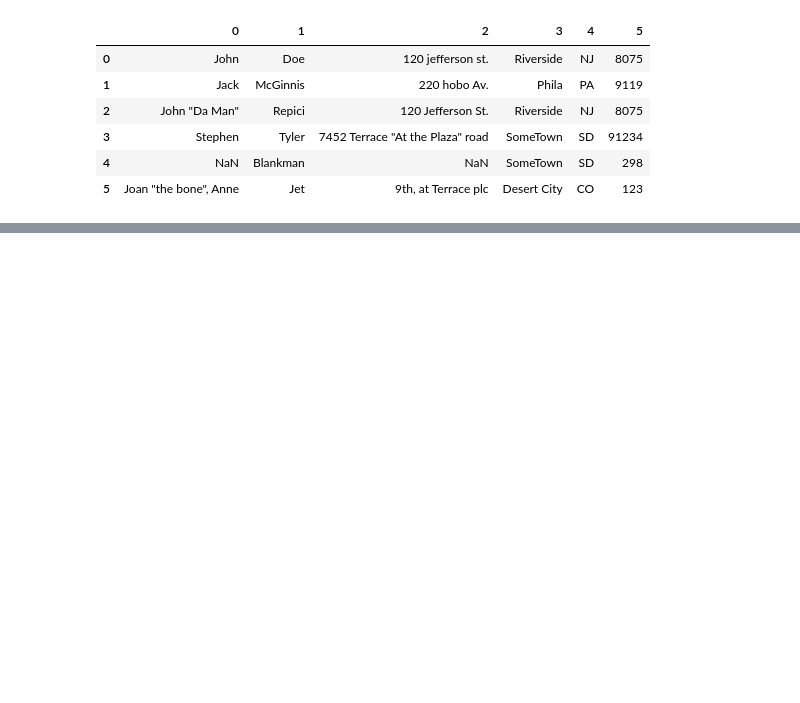
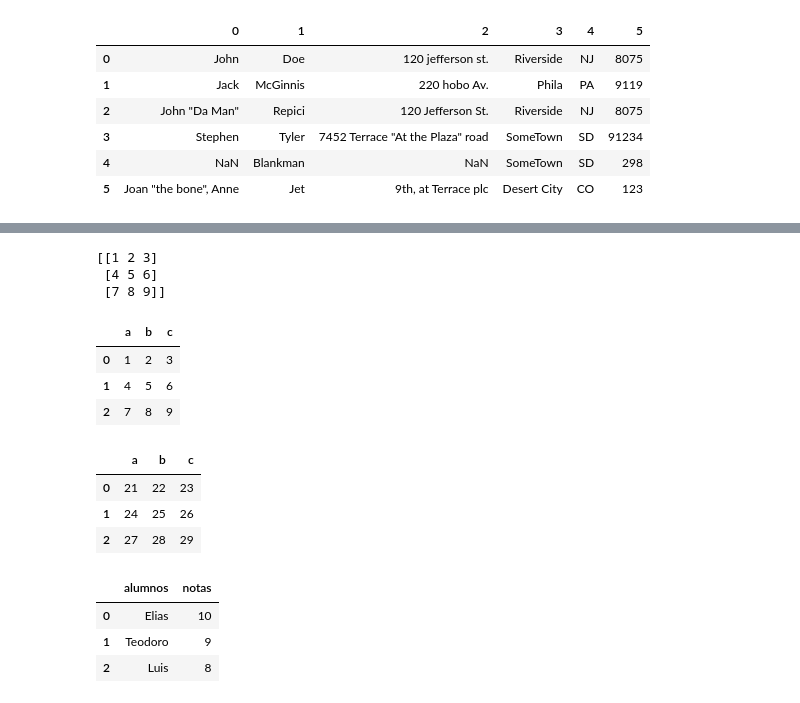
Before and after one commit to LuisBarrionuevodev/Coding-Challenges, a Jupyter notebook: Python/practicando apis en python/api_basket.ipynb, the cells around one changed output, grey strips where cells are left out. Saved outputs shown, nothing was run; the diff lists cells and outputs as text; code cells hidden in the pictures; blank space fills up the shorter version.

```diff
--- a/Python/practicando apis en python/api_basket.ipynb
+++ b/Python/practicando apis en python/api_basket.ipynb
@@ -186,0 +229,34 @@ KeyError: "None of [Index(['First Name', 'Last Name', 'Location', 'City', 'State
+# %%
+filas=[[1,2,3],[4,5,6],[7,8,9]]
+matriz_filas=np.array(filas)
+print(matriz_filas)
+df=pd.DataFrame(matriz_filas, columns=['a','b','c'])
+df
+# %% [output]
+[[1 2 3]
+ [4 5 6]
+ [7 8 9]]
+|  | a | b | c |
+| 0 | 1 | 2 | 3 |
+| 1 | 4 | 5 | 6 |
+| 2 | 7 | 8 | 9 |
+# %%
+df= df.transform(func=lambda x:x+10)
+df
+raiz_cuadrada=df.transform(func=['sqrt'])
+# %% [output]
+|  | a | b | c |
+| 0 | 21 | 22 | 23 |
+| 1 | 24 | 25 | 26 |
+| 2 | 27 | 28 | 29 |
+# %%
+ejemplo= pd.DataFrame({
+    "alumnos":["Elias","Teodoro","Luis"],
+    "notas":[10,9,8]
+})
+ejemplo
+# %% [output]
+|  | alumnos | notas |
+| 0 | Elias | 10 |
+| 1 | Teodoro | 9 |
+| 2 | Luis | 8 |
```
Also changed, not shown: parts of 8 cells of this notebook, 2 other files.
